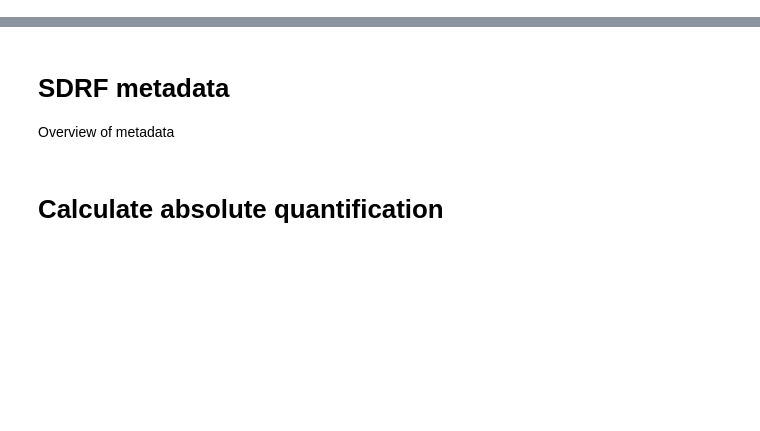
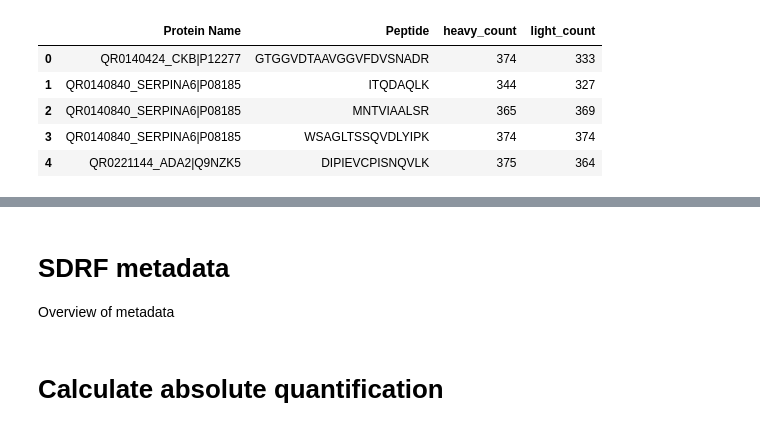
Before and after one commit to thanadol-git/kardemumma, a Jupyter notebook: ratio_PD.ipynb, the cells around one changed output, grey strips where cells are left out. Saved outputs shown, nothing was run; the diff lists cells and outputs as text; code cells hidden in the pictures; blank space fills up the shorter version.

```diff
--- a/ratio_PD.ipynb
+++ b/ratio_PD.ipynb
@@ -19,7 +19,7 @@ import kardemumma as kdm
 # %%
 
 # Skyline data path
-skyline_path = "data/2026 PD/PD_export.csv"
+skyline_path = "data/2026 PD/inputs/PD_Exportfile_june30.csv"
 
 # Import skyline data (includes column "Isotope Label Type" from Precursor)
 skyline_importer = kdm.ImportSkylineFile(skyline_path)
@@ -99,7 +107,14 @@ kdm.plot_heavy_light_scatter(peptide_counts)
 # %%
-filtered_peptide_counts = kdm.filter_peptide_counts(peptide_counts, light_cutoff=600, heavy_cutoff=600)
+filtered_peptide_counts = kdm.filter_peptide_counts(peptide_counts, light_cutoff=300, heavy_cutoff=300)
 
 filtered_peptide_counts.head()
+# %% [output]
+|  | Protein Name | Peptide | heavy_count | light_count |
+| 0 | QR0140424_CKB|P12277 | GTGGVDTAAVGGVFDVSNADR | 374 | 333 |
+| 1 | QR0140840_SERPINA6|P08185 | ITQDAQLK | 344 | 327 |
+| 2 | QR0140840_SERPINA6|P08185 | MNTVIAALSR | 365 | 369 |
+| 3 | QR0140840_SERPINA6|P08185 | WSAGLTSSQVDLYIPK | 374 | 374 |
+| 4 | QR0221144_ADA2|Q9NZK5 | DIPIEVCPISNQVLK | 375 | 364 |
 # %%
 selected_peptides_report, selected_peptides = kdm.report_peptide_protein_summary(filtered_peptide_counts)
 # %%
```
Also changed, not shown: parts of 49 cells of this notebook.
